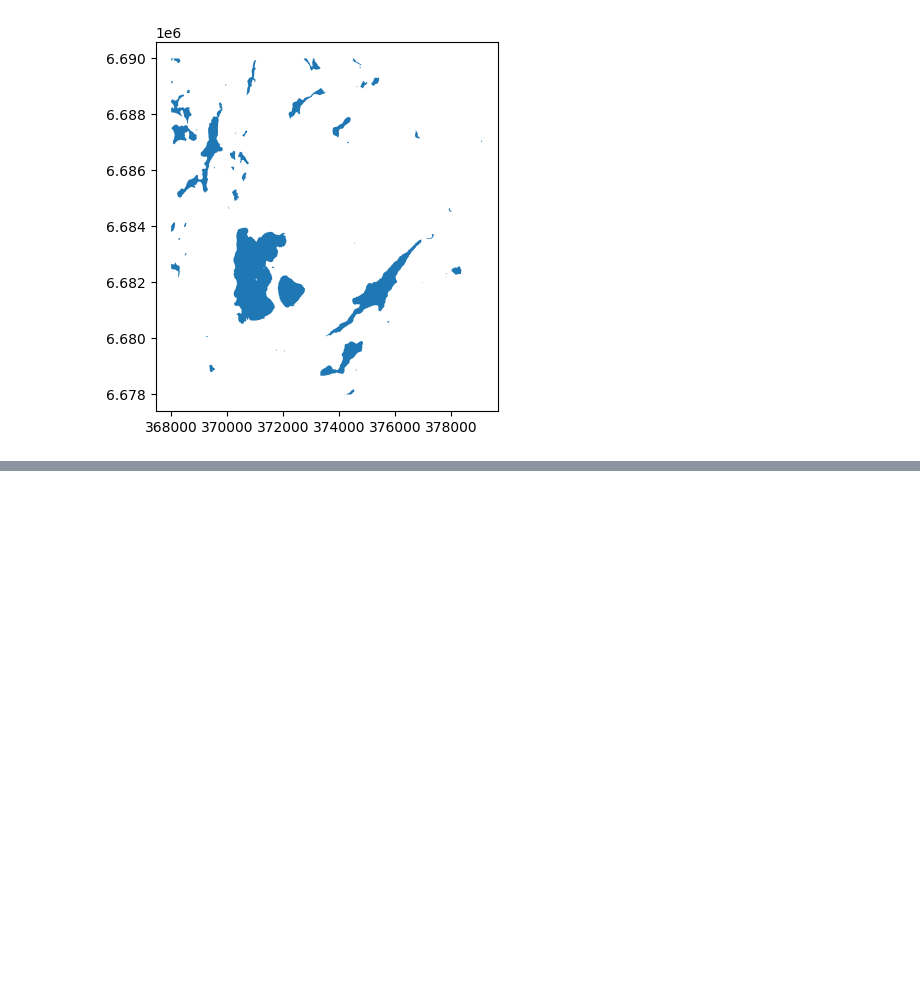
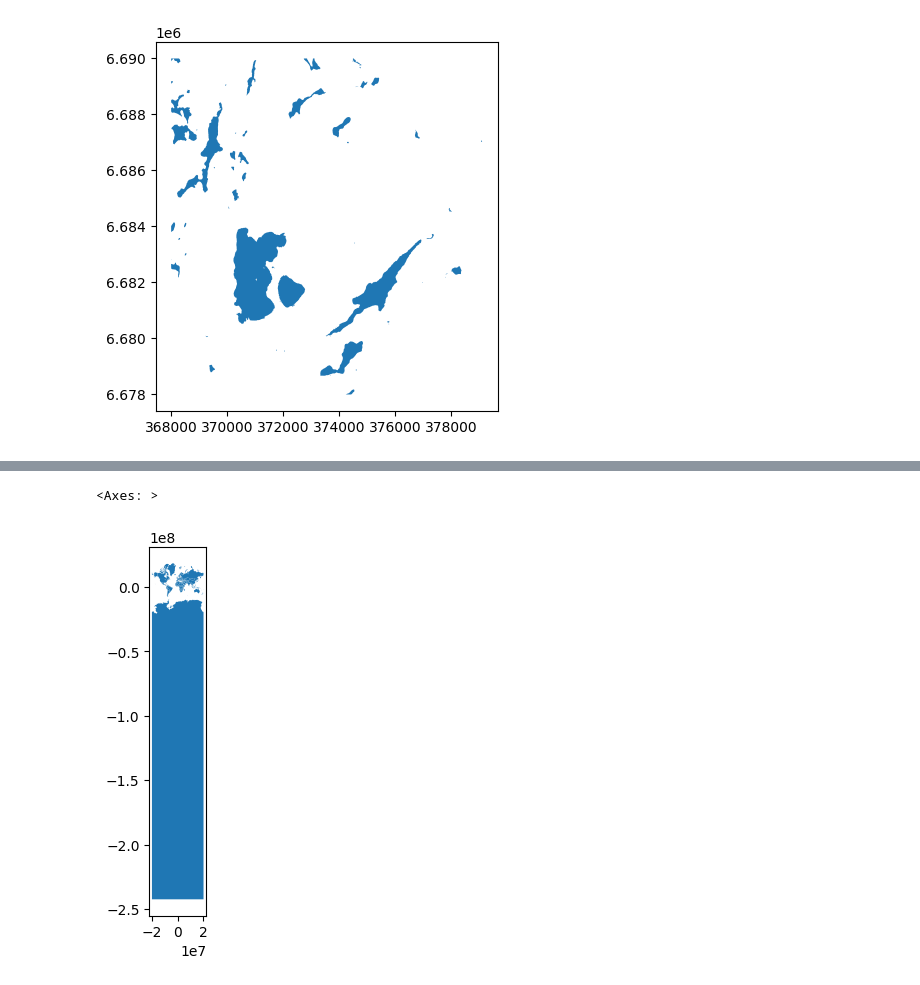
Before and after one commit to bonyuta0204/gis-exploration, a Jupyter notebook: Introduction_to_Geopandas.ipynb, the cells around one changed output, grey strips where cells are left out. Saved outputs shown, nothing was run; the diff lists cells and outputs as text; code cells hidden in the pictures; blank space fills up the shorter version.

```diff
--- a/Introduction_to_Geopandas.ipynb
+++ b/Introduction_to_Geopandas.ipynb
@@ -114,0 +192,4 @@ selection.plot()
+# %%
+# Read in data
+fp = "L2_data/ne_110m_admin_0_countries/ne_110m_admin_0_countries.shp"
+admin = gpd.read_file(fp)
@@ -114,0 +210,8 @@ selection.plot()
+# %%
+mercator = admin.copy()
+mercator.to_crs(epsg=3857, inplace=True)
+# %%
+mercator.plot()
+# %% [output]
+<Axes: >
+[figure, added]
```
Also changed, not shown: parts of 12 cells of this notebook.
